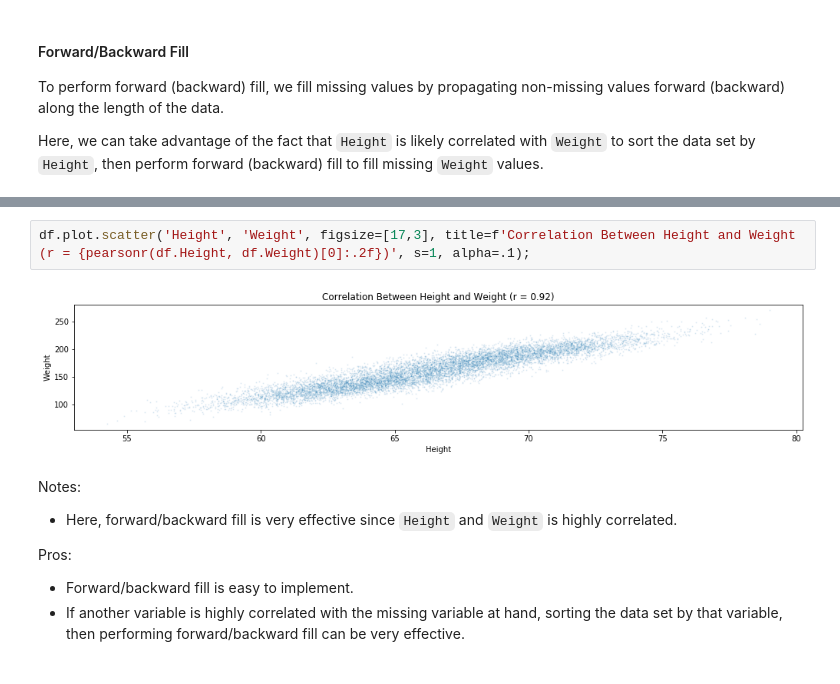
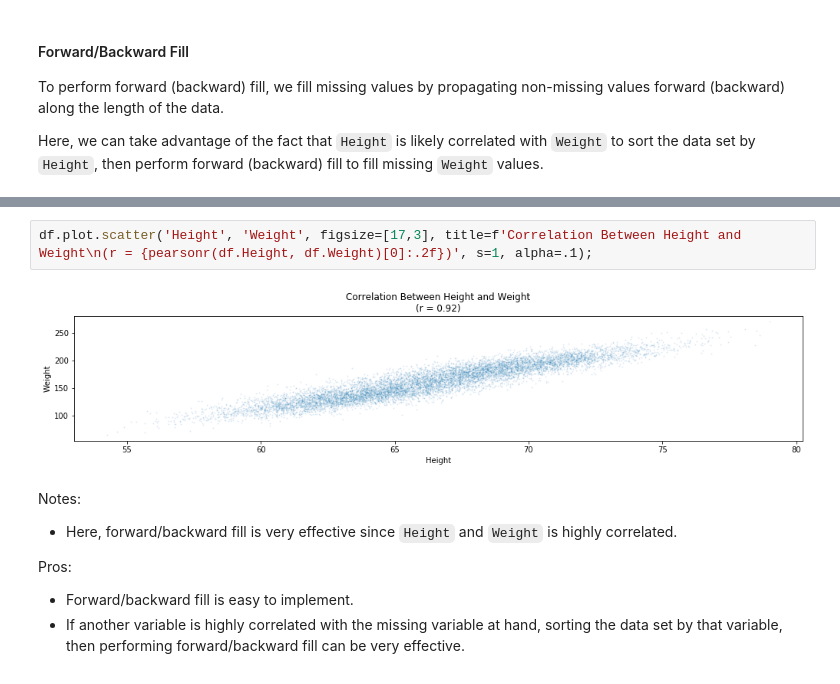
Before and after one commit to dleestat/quirky-data-science, a Jupyter notebook: quirky-data-science.ipynb, the cells around one changed output, grey strips where cells are left out. Cells and saved outputs as stored; diff of their text form.

```diff
--- a/quirky-data-science.ipynb
+++ b/quirky-data-science.ipynb
@@ -224,7 +224,7 @@ fig.tight_layout()
 # %%
-df.plot.scatter('Height', 'Weight', figsize=[17,3], title=f'Correlation Between Height and Weight (r = {pearsonr(df.Height, df.Weight)[0]:.2f})', s=1, alpha=.1);
+df.plot.scatter('Height', 'Weight', figsize=[17,3], title=f'Correlation Between Height and Weight\n(r = {pearsonr(df.Height, df.Weight)[0]:.2f})', s=1, alpha=.1);
 # %% [output]
-[figure, old version]
+[figure, new version]
 # %% [markdown]
 Notes:
 - Here, forward/backward fill is very effective since `Height` and `Weight` is highly correlated.
```
Also changed, not shown: parts of 10 cells of this notebook.
